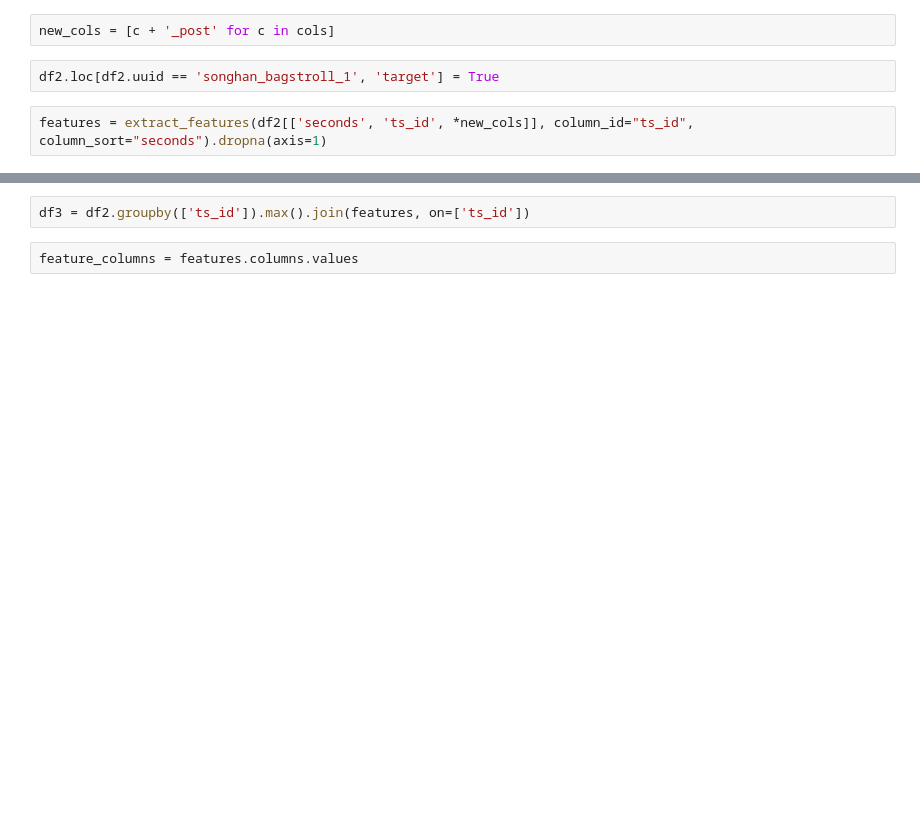
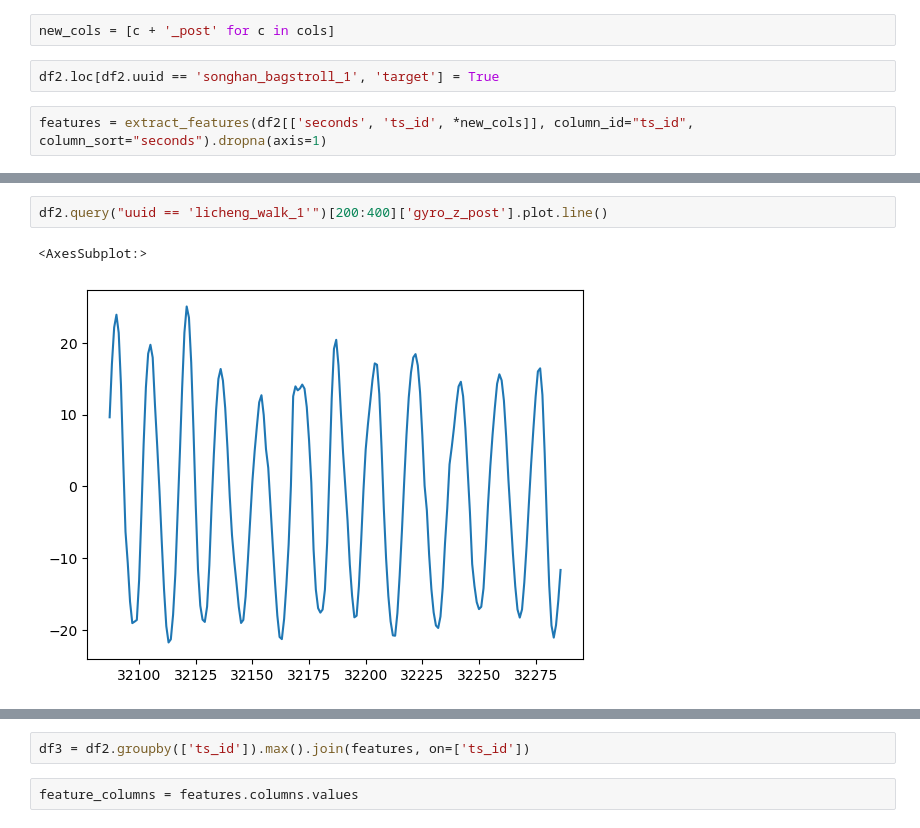
Before and after one commit to spencerkmarley/smu-is614-iot-step-tracker, a Jupyter notebook: notebooks/preprocessing.ipynb, the cells around one changed output, grey strips where cells are left out. Saved outputs shown, nothing was run; the diff lists cells and outputs as text; blank space fills up the shorter version.

```diff
--- a/notebooks/preprocessing.ipynb
+++ b/notebooks/preprocessing.ipynb
@@ -249,0 +263,5 @@ len(df2['ts_id'].unique())
+# %%
+df2.query("uuid == 'licheng_walk_1'")[200:400]['gyro_z_post'].plot.line()
+# %% [output]
+<AxesSubplot:>
+[figure, added]
```
Also changed, not shown: parts of 25 cells of this notebook, 1 other file.
